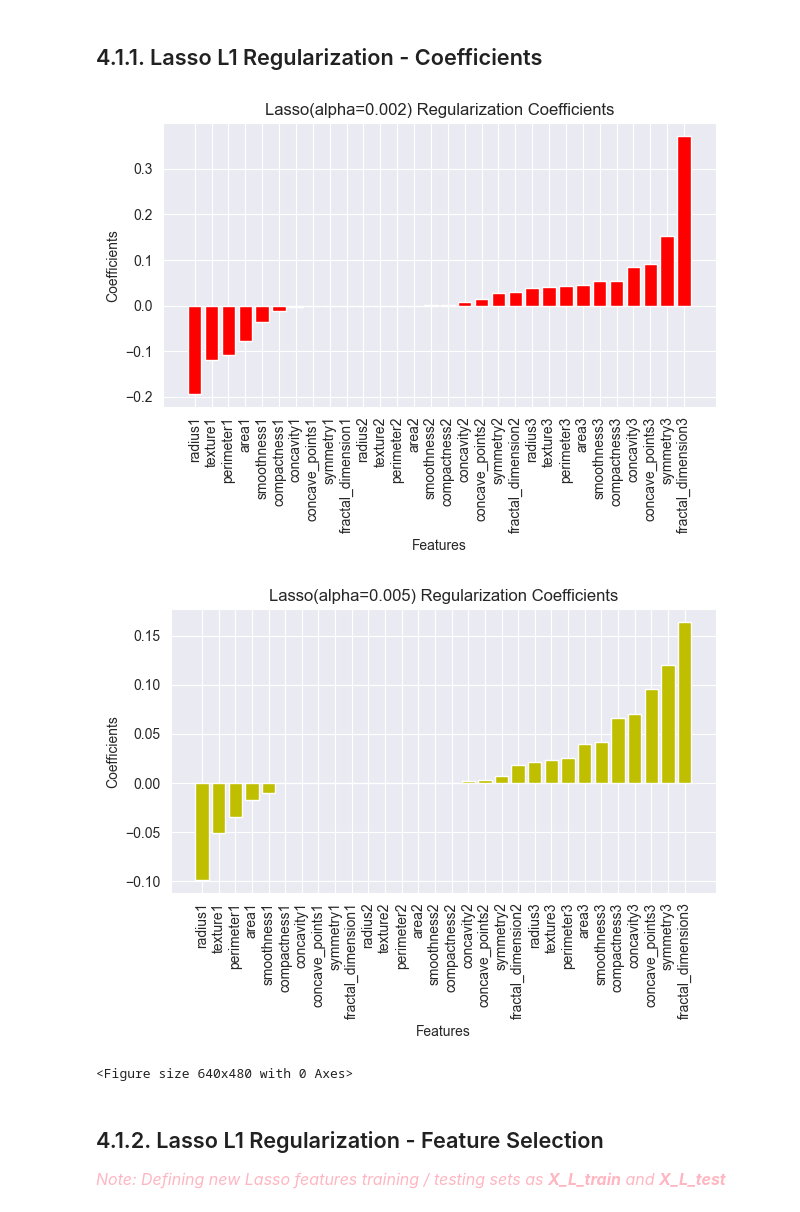
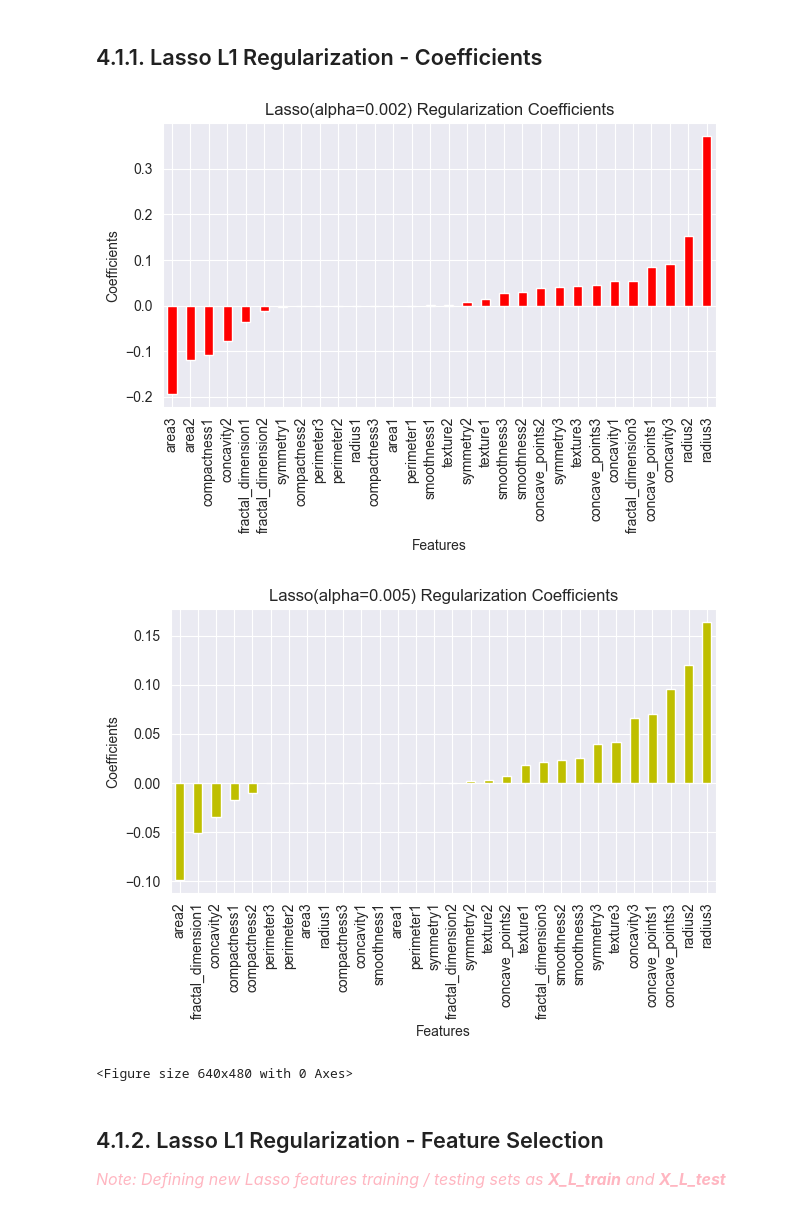
Before and after one commit to nhansen24/UCI_BreastCancer, a Jupyter notebook: notebook.ipynb, the cells around one changed output. Saved outputs shown, nothing was run; the diff lists cells and outputs as text; code cells hidden in the pictures.

```diff
--- a/notebook.ipynb
+++ b/notebook.ipynb
@@ -184,39 +184,37 @@ Best score:
 # %%
 # Supporting visuals for Lasso L1 Regularization tuning of alpha:
 scaler = StandardScaler()
 X_train_scale = scaler.fit_transform(X_train)
 X_test_scale = scaler.transform(X_test)
 
 # Plot of alpha=0.002 (RED)
 reg = Lasso(alpha=0.002)
 reg.fit(X_train_scale,y_train)
 coefs = pd.Series(reg.coef_,X.columns).sort_values()
-
-plt.bar(X_train.columns, coefs, color='red')
+coefs.plot(kind='bar',color='red')
 plt.xlabel('Features')
 plt.ylabel('Coefficients')
 plt.title('Lasso(alpha=0.002) Regularization Coefficients')
 plt.xticks(rotation=90)
 plt.tight_layout()
 plt.show()
 plt.clf()
 
 # Plot of alpha=0.005 (YELLOW)
 reg = Lasso(alpha=0.005)
 reg.fit(X_train_scale,y_train)
 coefs = pd.Series(reg.coef_,X.columns).sort_values()
-
-plt.bar(X_train.columns, coefs, color='y')
+coefs.plot(kind='bar',color='y')
 plt.xlabel('Features')
 plt.ylabel('Coefficients')
 plt.title('Lasso(alpha=0.005) Regularization Coefficients')
 plt.xticks(rotation=90)
 plt.tight_layout()
 plt.show()
 plt.clf()
 # %% [output]
-[figure, old version]
+[figure, new version]
-[figure, old version]
+[figure, new version]
 <Figure size 640x480 with 0 Axes>
 # %% [markdown]
 ## 4.1.2. Lasso L1 Regularization - Feature Selection
```
Also changed, not shown: parts of 17 cells of this notebook, 1 other file.
